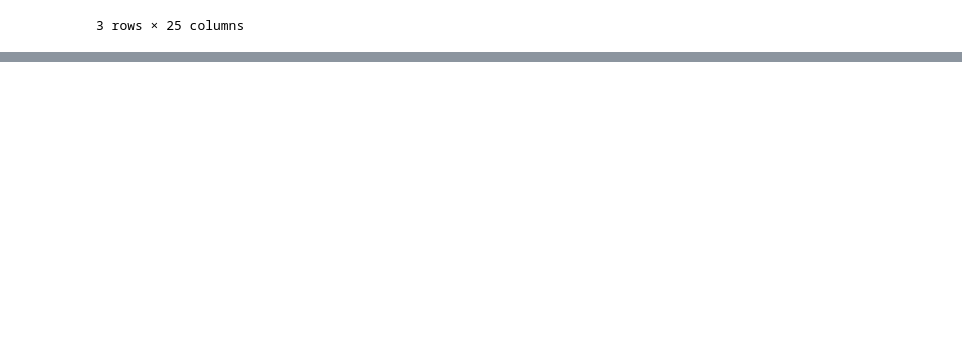
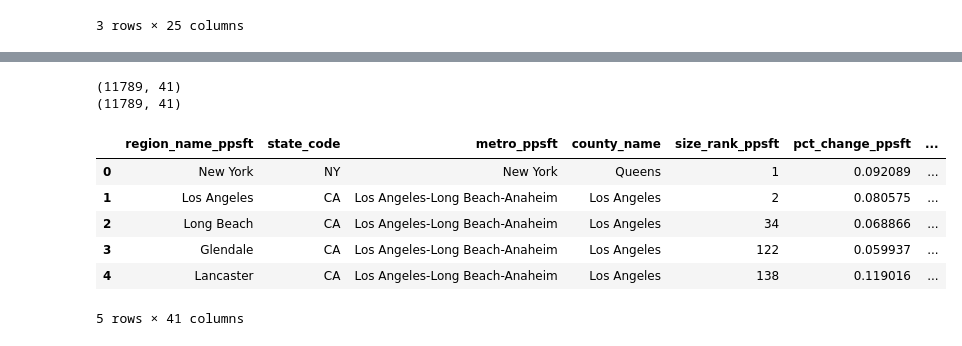
Before and after one commit to taylor-curran/vrb-know, a Jupyter notebook: data/master_row.ipynb, the cells around one changed output, grey strips where cells are left out. Cells and saved outputs as stored; diff of their text form; code cells hidden in the pictures; blank space fills up the shorter version.

Commit message:
Merger Take 2 Successful

```diff
--- a/data/master_row.ipynb
+++ b/data/master_row.ipynb
@@ -437,0 +406,6 @@ min_wg.head(3)
+# %%
+m1i = ppsft.merge(right=dest, how='inner', on=['loc_full', 'state_code', 'state_full'])
+print(m1i.shape[0])
+
+m1o = ppsft.merge(right=dest, how='outer', on=['loc_full', 'state_code', 'state_full'])
+print(m1o.shape[0])
@@ -437,0 +437,6 @@ min_wg.head(3)
+# %%
+m2i = m1i.merge(right=min_wg, how='left', on=['state_code', 'state_full'])
+print(m2i.shape)
+
+m2o = m1o.merge(right=min_wg, how='left', on=['state_code', 'state_full'])
+print(m2o.shape)
@@ -437,0 +456,6 @@ min_wg.head(3)
+# %%
+m3i = m2i.merge(right=prp_taxes, how='left', on=['state_code', 'state_full'])
+print(m3i.shape)
+
+m3o = m2o.merge(right=prp_taxes, how='left', on=['state_code', 'state_full'])
+print(m3o.shape)
@@ -437,0 +486,19 @@ min_wg.head(3)
+# %%
+m4i = m3i.merge(right=dis, how='left', on=['loc_full', 'state_full'])
+print(m4i.shape)
+
+m4o = m3i.merge(right=dis, how='left', on=['loc_full', 'state_full'])
+print(m4o.shape)
+# %% [output]
+(11789, 41)
+(11789, 41)
+# %%
+m4i.head()
+# %% [output]
+|  | region_name_ppsft | state_code | metro_ppsft | county_name | size_rank_ppsft | pct_change_ppsft | ... |
+| 0 | New York | NY | New York | Queens | 1 | 0.092089 | ... |
+| 1 | Los Angeles | CA | Los Angeles-Long Beach-Anaheim | Los Angeles | 2 | 0.080575 | ... |
+| 2 | Long Beach | CA | Los Angeles-Long Beach-Anaheim | Los Angeles | 34 | 0.068866 | ... |
+| 3 | Glendale | CA | Los Angeles-Long Beach-Anaheim | Los Angeles | 122 | 0.059937 | ... |
+| 4 | Lancaster | CA | Los Angeles-Long Beach-Anaheim | Los Angeles | 138 | 0.119016 | ... |
+5 rows × 41 columns
```
Also changed, not shown: parts of 37 cells of this notebook, 2 other files.
